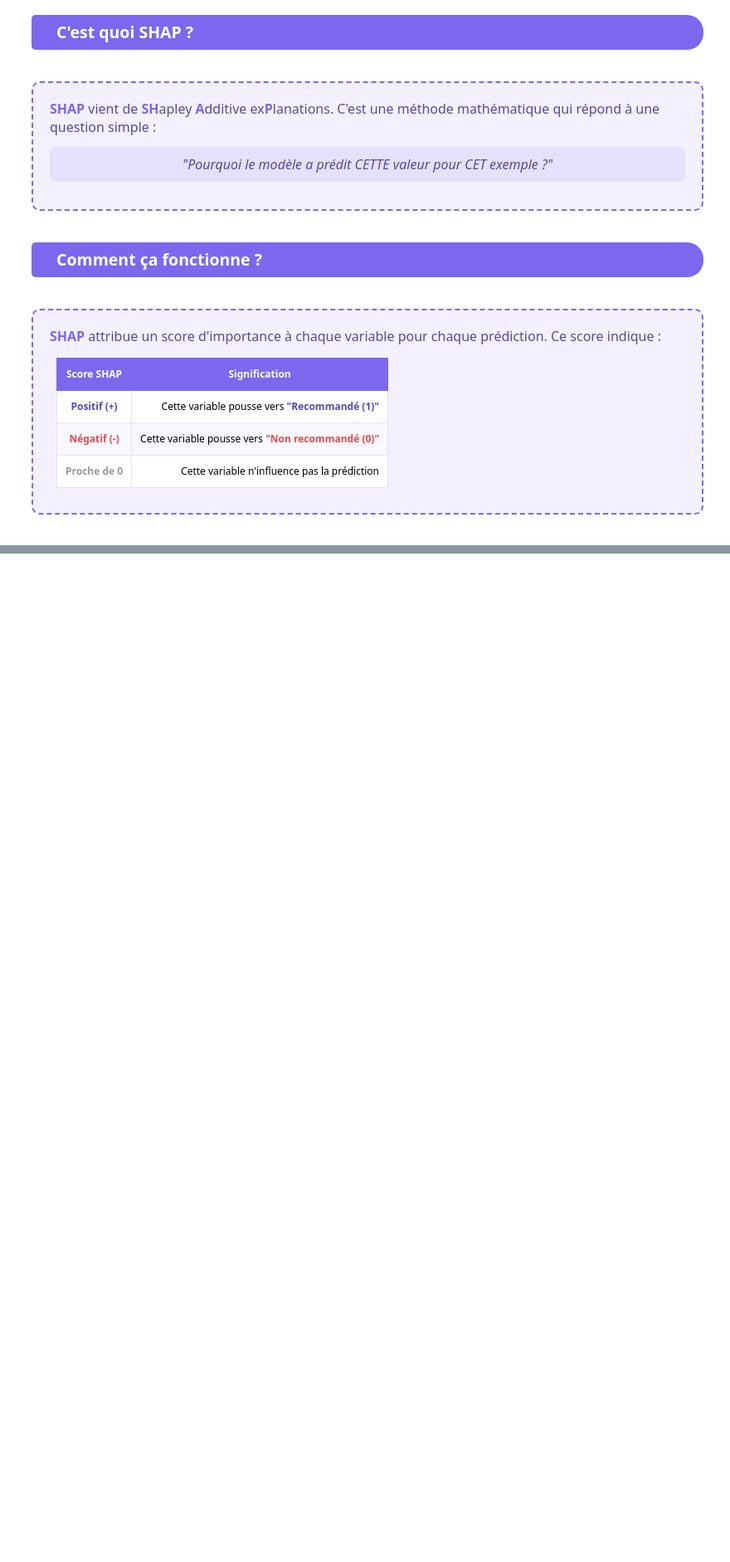
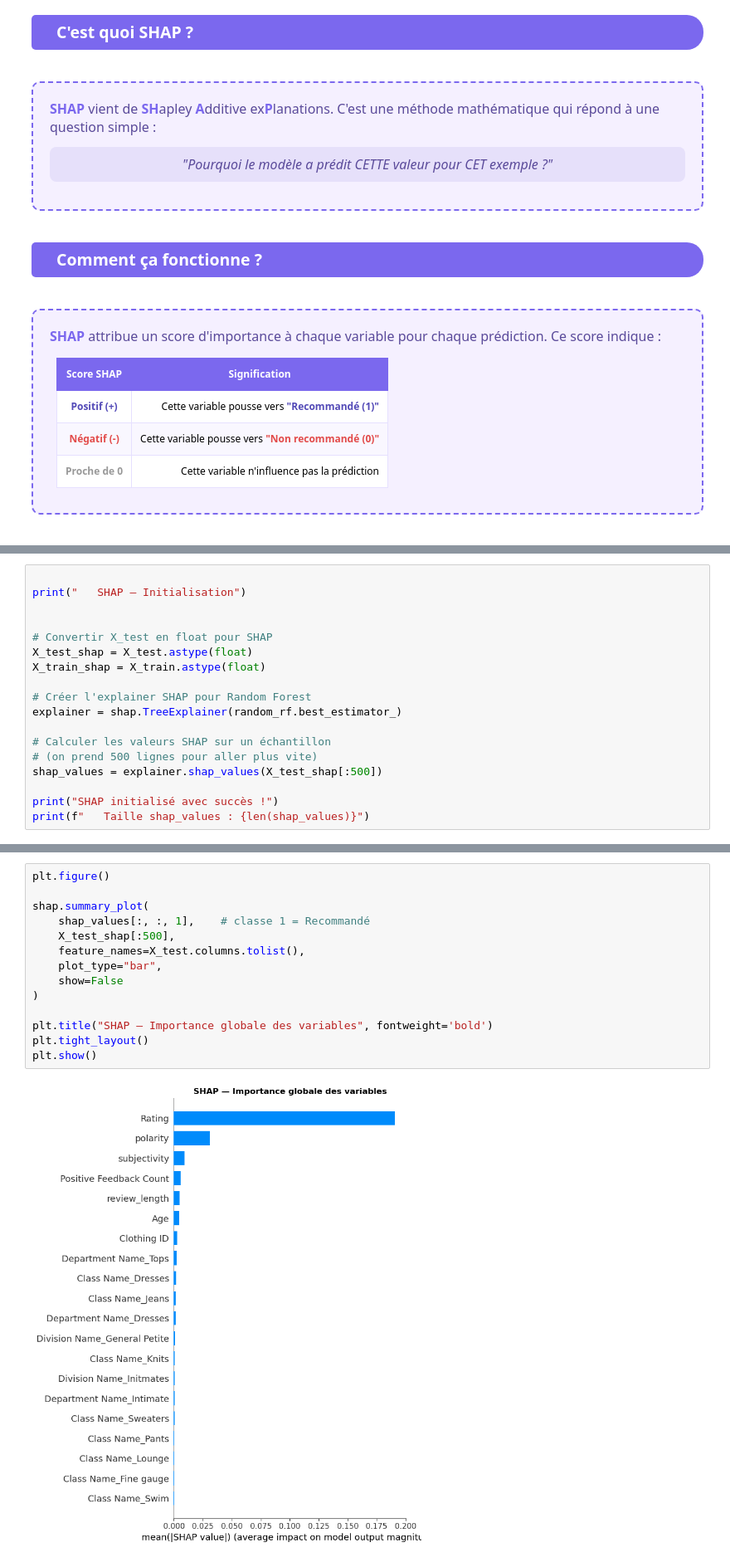
Before and after one commit to BenWafae/womens-ecommerce-product-success, a Jupyter notebook: notebooks/ecommerce_project.ipynb, the cells around one changed output, grey strips where cells are left out. Shown at 83% size. Cells and saved outputs as stored; diff of their text form; blank space fills up the shorter version.

Commit message:
SHAP explicabilité - importance variables & prédictions individuelles

```diff
--- a/notebooks/ecommerce_project.ipynb
+++ b/notebooks/ecommerce_project.ipynb
@@ -3244,0 +3252,18 @@ plt.show()
+# %%
+
+print("   SHAP — Initialisation")
+
+
+# Convertir X_test en float pour SHAP
+X_test_shap = X_test.astype(float)
+X_train_shap = X_train.astype(float)
+
+# Créer l'explainer SHAP pour Random Forest
+explainer = shap.TreeExplainer(random_rf.best_estimator_)
+
+# Calculer les valeurs SHAP sur un échantillon
+# (on prend 500 lignes pour aller plus vite)
+shap_values = explainer.shap_values(X_test_shap[:500])
+
+print("SHAP initialisé avec succès !")
+print(f"   Taille shap_values : {len(shap_values)}")
@@ -3244,0 +3281,16 @@ plt.show()
+# %%
+plt.figure()
+
+shap.summary_plot(
+    shap_values[:, :, 1],    # classe 1 = Recommandé
+    X_test_shap[:500],
+    feature_names=X_test.columns.tolist(),
+    plot_type="bar",
+    show=False
+)
+
+plt.title("SHAP — Importance globale des variables", fontweight='bold')
+plt.tight_layout()
+plt.show()
+# %% [output]
+[figure, added]
```
Also changed, not shown: parts of 12 cells of this notebook.
